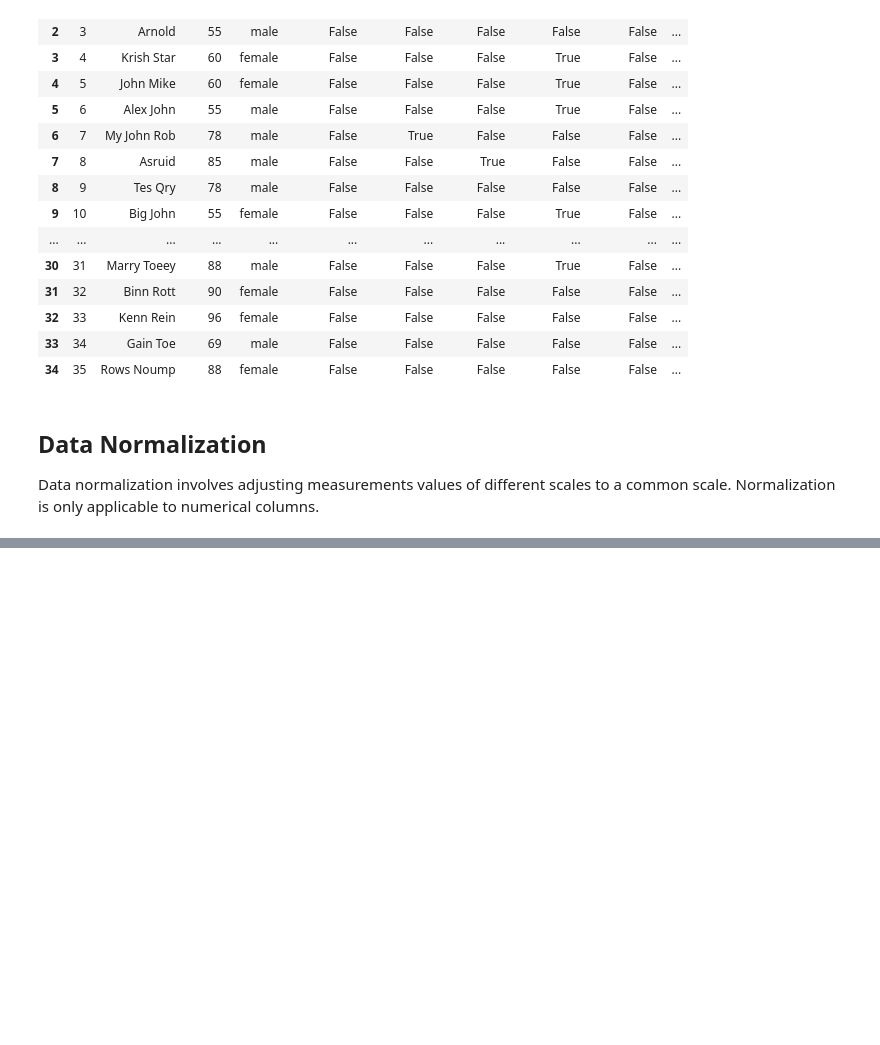
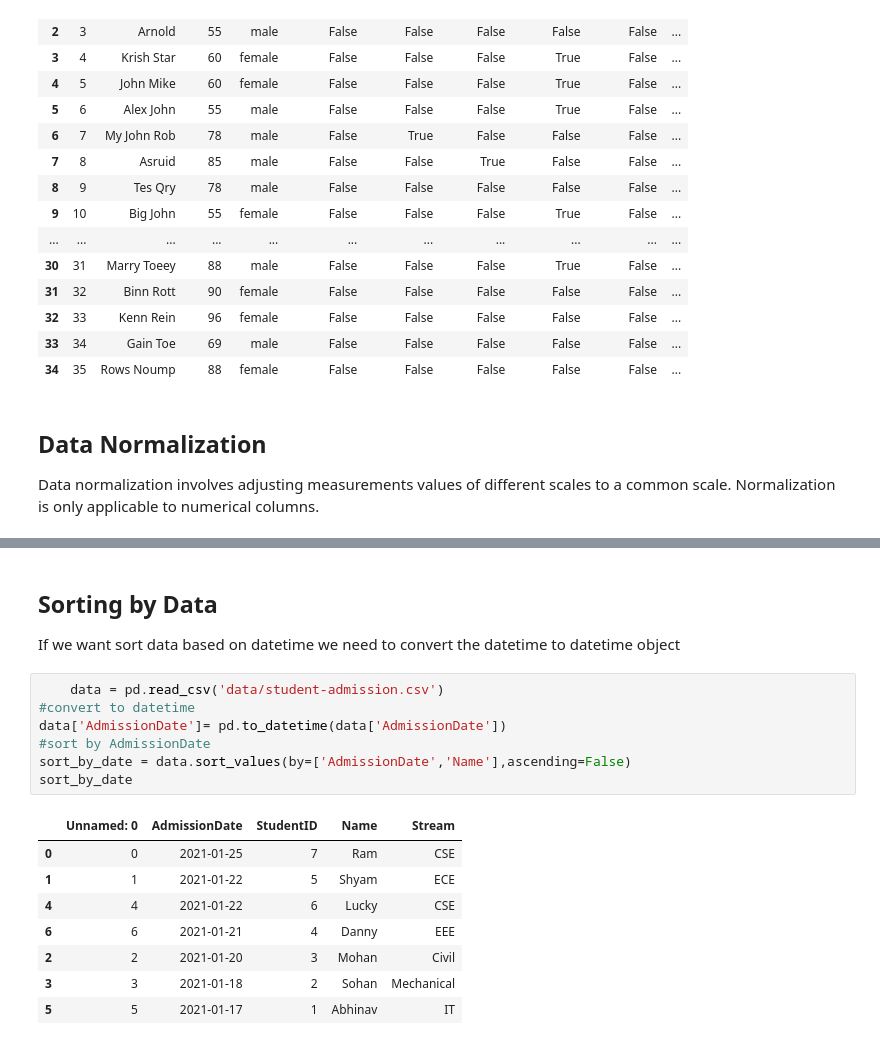
Before and after one commit to Samyog10/Python, a Jupyter notebook: week_4.ipynb, the cells around one changed output, grey strips where cells are left out. Cells and saved outputs as stored; diff of their text form; blank space fills up the shorter version.

```diff
--- a/week_4.ipynb
+++ b/week_4.ipynb
@@ -208,0 +302,19 @@ NameError: name 'pd' is not defined
+# %% [markdown]
+## Sorting by Data
+If we want sort data based on datetime we need to convert the datetime to datetime object
+# %%
+    data = pd.read_csv('data/student-admission.csv')
+#convert to datetime
+data['AdmissionDate']= pd.to_datetime(data['AdmissionDate'])
+#sort by AdmissionDate
+sort_by_date = data.sort_values(by=['AdmissionDate','Name'],ascending=False)
+sort_by_date
+# %% [output]
+|  | Unnamed: 0 | AdmissionDate | StudentID | Name | Stream |
+| 0 | 0 | 2021-01-25 | 7 | Ram | CSE |
+| 1 | 1 | 2021-01-22 | 5 | Shyam | ECE |
+| 4 | 4 | 2021-01-22 | 6 | Lucky | CSE |
+| 6 | 6 | 2021-01-21 | 4 | Danny | EEE |
+| 2 | 2 | 2021-01-20 | 3 | Mohan | Civil |
+| 3 | 3 | 2021-01-18 | 2 | Sohan | Mechanical |
+| 5 | 5 | 2021-01-17 | 1 | Abhinav | IT |
```
Also changed, not shown: parts of 5 cells of this notebook.
